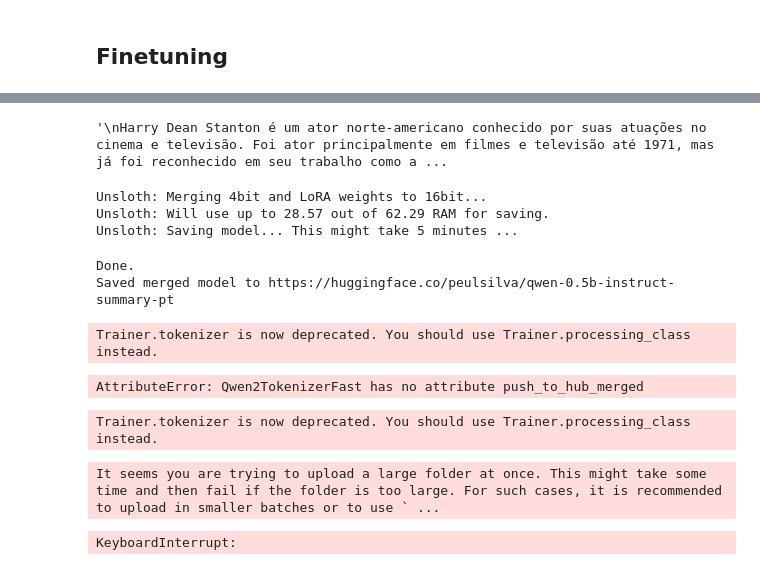
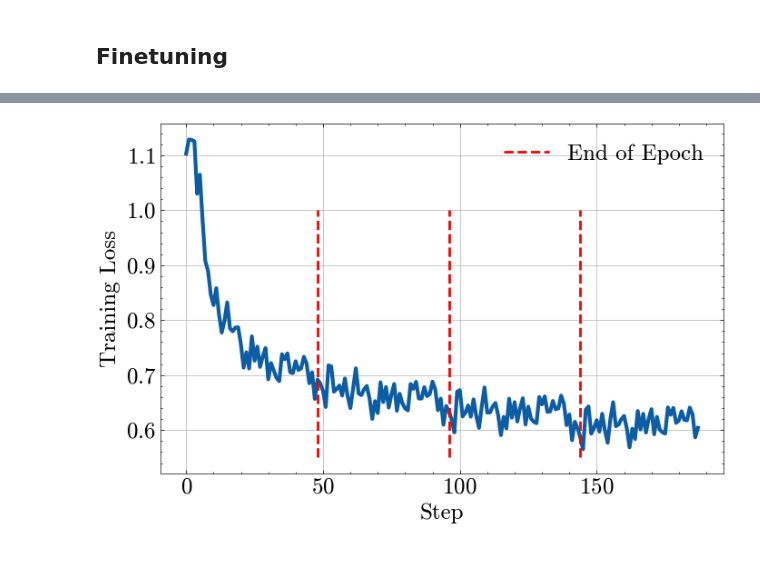
Before and after one commit to peulsilva/slm-summarization-pt, a Jupyter notebook: notebooks/05-sft.ipynb, the cells around one changed output, grey strips where cells are left out. Drawn from its saved outputs; the diff is of its cells as text; code cells hidden in the pictures.

```diff
--- a/notebooks/05-sft.ipynb
+++ b/notebooks/05-sft.ipynb
@@ -391,24 +338,49 @@ tensor([[   198,  41298,  24061,  80664,   3958,   4443,    518,    269,    308,
-# %%
-tokenizer.decode(generated[0][tokens.shape[1]:])
-# %% [output]
-'\nHarry Dean Stanton é um ator norte-americano conhecido por suas atuações no cinema e televisão. Foi ator principalmente em filmes e televisão até 1971, mas já foi reconhecido em seu trabalho como a ...
-# %%
-trainer.model.push_to_hub_merged("peulsilva/qwen-0.5b-instruct-summary-pt")
-trainer.tokenizer.push_to_hub("peulsilva/qwen-0.5b-instruct-summary-pt")
-# %% [output]
-Unsloth: Merging 4bit and LoRA weights to 16bit...
-Unsloth: Will use up to 28.57 out of 62.29 RAM for saving.
-Unsloth: Saving model... This might take 5 minutes ...
-Done.
-Saved merged model to https://huggingface.co/peulsilva/qwen-0.5b-instruct-summary-pt
-Trainer.tokenizer is now deprecated. You should use Trainer.processing_class instead.
-AttributeError: Qwen2TokenizerFast has no attribute push_to_hub_merged
-# %%
-trainer.tokenizer.push_to_hub("peulsilva/qwen-0.5b-instruct-summary-pt")
-# %% [output]
-Trainer.tokenizer is now deprecated. You should use Trainer.processing_class instead.
-# %%
-trainer.push_to_hub("peulsilva/qwen-0.5b-instruct-summary-pt")
-# %% [output]
-It seems you are trying to upload a large folder at once. This might take some time and then fail if the folder is too large. For such cases, it is recommended to upload in smaller batches or to use ` ...
-KeyboardInterrupt:
+# %%
+plt.rcParams.update({'font.size': 18})
+# Concatenated training loss data from all steps
+steps = list(range(1, 48)) * 4  # Repeating steps for 4 epochs
+training_losses = [
+    1.103000, 1.128900, 1.128000, 1.125700, 1.030200, 1.064800, 0.981700, 0.907600, 0.889400, 0.846100,
+    0.827500, 0.858100, 0.810000, 0.777400, 0.799200, 0.832300, 0.785100, 0.779700, 0.786500, 0.787100,
+    0.755900, 0.713600, 0.741600, 0.712100, 0.770600, 0.726200, 0.751900, 0.714900, 0.734100, 0.749300,
+    0.692300, 0.722100, 0.708500, 0.695000, 0.689000, 0.738100, 0.728900, 0.739600, 0.705200, 0.703700,
+    0.725300, 0.709300, 0.712500, 0.733400, 0.721000, 0.685300, 0.705100,
+
+    0.656700, 0.691800, 0.684500, 0.671200, 0.642000, 0.717700, 0.716000, 0.669900, 0.674900, 0.681100,
+    0.662800, 0.693900, 0.661500, 0.640100, 0.676500, 0.712400, 0.666800, 0.663600, 0.674100, 0.680300,
+    0.657400, 0.620500, 0.652700, 0.631000, 0.686900, 0.650900, 0.678300, 0.641000, 0.665000, 0.683800,
+    0.635100, 0.666100, 0.648500, 0.639500, 0.635800, 0.683900, 0.675000, 0.687900, 0.657500, 0.657300,
+    0.678100, 0.661700, 0.665600, 0.688200, 0.674200, 0.636200, 0.657200,
+
+    0.609800, 0.643900, 0.633900, 0.619100, 0.595800, 0.669900, 0.672700, 0.624700, 0.631400, 0.644900,
+    0.624400, 0.655900, 0.625600, 0.604000, 0.643200, 0.677600, 0.631900, 0.632000, 0.643000, 0.649300,
+    0.626600, 0.590900, 0.624000, 0.603100, 0.657100, 0.622600, 0.650900, 0.615500, 0.640100, 0.657900,
+    0.610100, 0.642600, 0.620900, 0.615100, 0.612500, 0.660300, 0.646700, 0.661400, 0.633000, 0.633800,
+    0.653100, 0.637900, 0.639600, 0.662700, 0.648300, 0.609000, 0.628300,
+
+    0.581500, 0.615300, 0.603600, 0.586700, 0.565200, 0.637200, 0.643000, 0.593400, 0.603300, 0.618000,
+    0.597200, 0.629600, 0.599400, 0.576900, 0.620100, 0.650800, 0.607000, 0.610000, 0.619900, 0.625800,
+    0.602900, 0.568600, 0.602500, 0.583700, 0.634800, 0.601000, 0.629700, 0.595500, 0.620800, 0.638000,
+    0.592300, 0.624000, 0.601100, 0.595900, 0.593600, 0.641200, 0.627900, 0.640300, 0.613200, 0.617100,
+    0.634300, 0.618600, 0.617700, 0.641000, 0.628800, 0.586800, 0.604100,
+]
+
+# Plot the training loss
+plt.figure(figsize=(8, 5))
+plt.plot(training_losses, linewidth=3)
+plt.vlines(
+    [k * 48 for k in range(1,4)],
+    ymin= 0.55,
+        ymax=1.0,
+    linestyles='dashed',
+    colors='red',
+    label='End of Epoch',
+    linewidth = 2
+)
+plt.xlabel("Step")
+plt.ylabel("Training Loss")
+plt.legend()
+plt.grid(True)
+plt.show()
+# %% [output]
+[figure, added]
```
Also changed, not shown: parts of 16 cells of this notebook, 9 other files.
